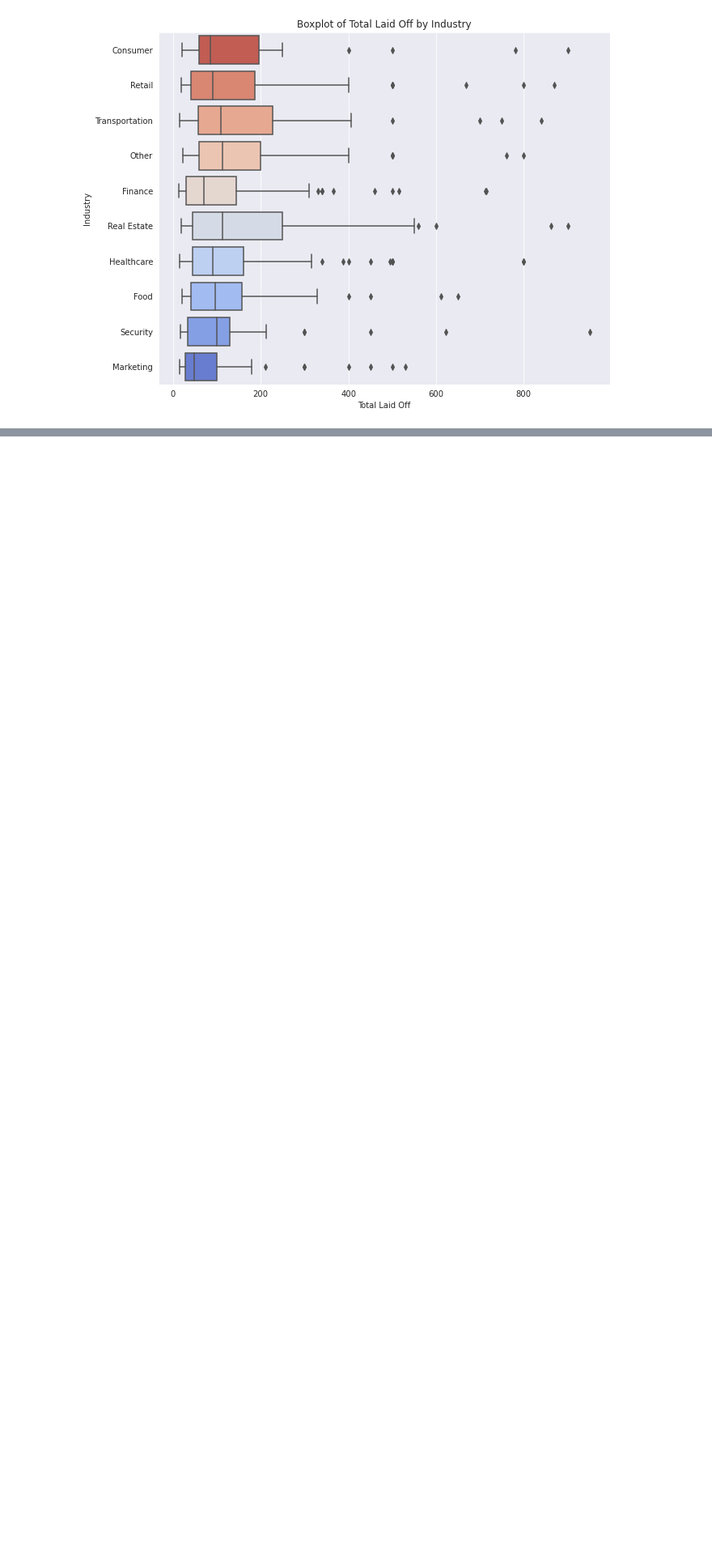
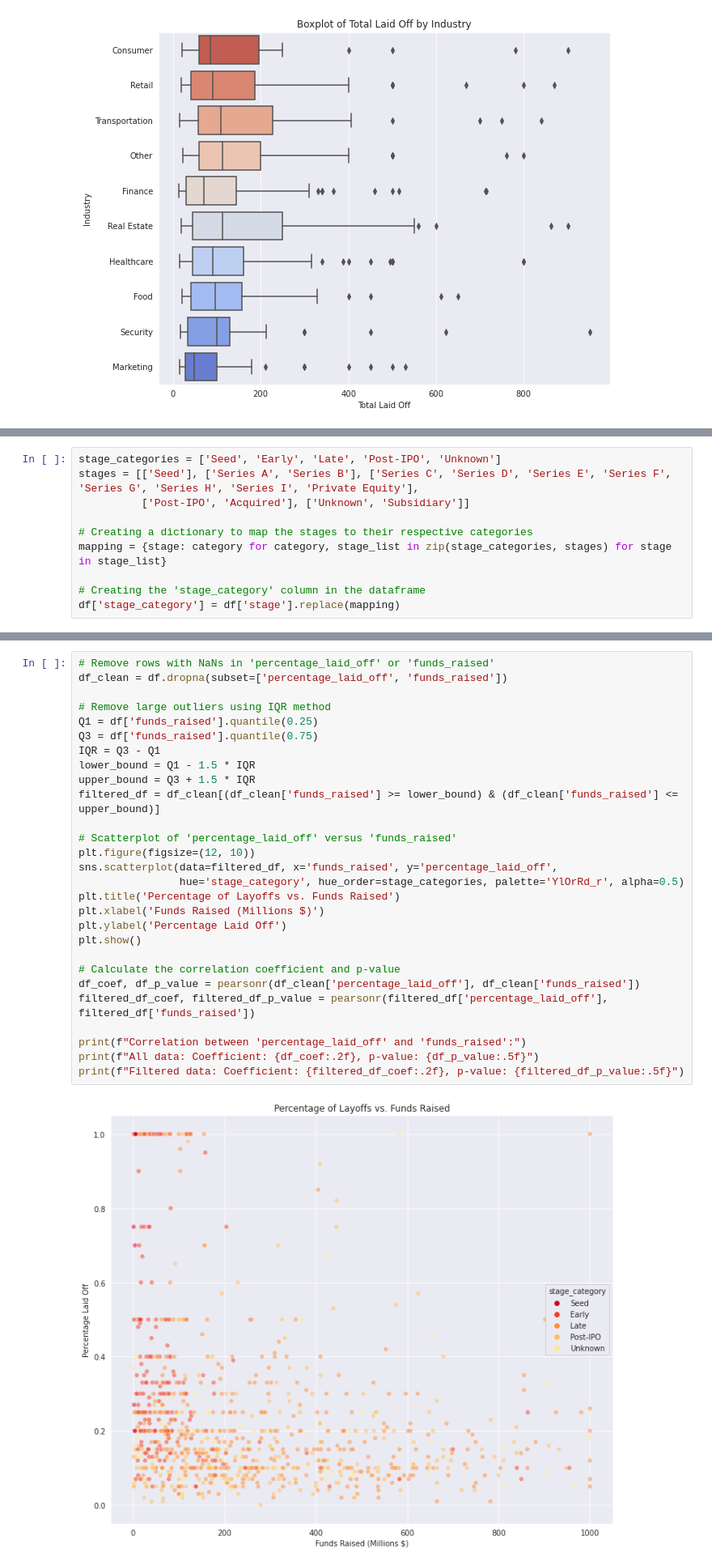
Before and after one commit to Maia97/layoffs-2022-analysis, a Jupyter notebook: layoffs-2022-analysis.ipynb, the cells around one changed output, grey strips where cells are left out. Shown at 81% size. Cells and saved outputs as stored; diff of their text form; blank space fills up the shorter version.

```diff
--- a/layoffs-2022-analysis.ipynb
+++ b/layoffs-2022-analysis.ipynb
@@ -273,0 +368,10 @@ Name: stage, dtype: int64
+# %%
+stage_categories = ['Seed', 'Early', 'Late', 'Post-IPO', 'Unknown']
+stages = [['Seed'], ['Series A', 'Series B'], ['Series C', 'Series D', 'Series E', 'Series F', 'Series G', 'Series H', 'Series I', 'Private Equity'],
+          ['Post-IPO', 'Acquired'], ['Unknown', 'Subsidiary']]
+
+# Creating a dictionary to map the stages to their respective categories
+mapping = {stage: category for category, stage_list in zip(stage_categories, stages) for stage in stage_list}
+
+# Creating the 'stage_category' column in the dataframe
+df['stage_category'] = df['stage'].replace(mapping)
@@ -273,0 +390,30 @@ Name: stage, dtype: int64
+# %%
+# Remove rows with NaNs in 'percentage_laid_off' or 'funds_raised'
+df_clean = df.dropna(subset=['percentage_laid_off', 'funds_raised'])
+
+# Remove large outliers using IQR method
+Q1 = df['funds_raised'].quantile(0.25)
+Q3 = df['funds_raised'].quantile(0.75)
+IQR = Q3 - Q1
+lower_bound = Q1 - 1.5 * IQR
+upper_bound = Q3 + 1.5 * IQR
+filtered_df = df_clean[(df_clean['funds_raised'] >= lower_bound) & (df_clean['funds_raised'] <= upper_bound)]
+
+# Scatterplot of 'percentage_laid_off' versus 'funds_raised'
+plt.figure(figsize=(12, 10))
+sns.scatterplot(data=filtered_df, x='funds_raised', y='percentage_laid_off',
+                hue='stage_category', hue_order=stage_categories, palette='YlOrRd_r', alpha=0.5)
+plt.title('Percentage of Layoffs vs. Funds Raised')
+plt.xlabel('Funds Raised (Millions $)')
+plt.ylabel('Percentage Laid Off')
+plt.show()
+
+# Calculate the correlation coefficient and p-value
+df_coef, df_p_value = pearsonr(df_clean['percentage_laid_off'], df_clean['funds_raised'])
+filtered_df_coef, filtered_df_p_value = pearsonr(filtered_df['percentage_laid_off'], filtered_df['funds_raised'])
+
+print(f"Correlation between 'percentage_laid_off' and 'funds_raised':")
+print(f"All data: Coefficient: {df_coef:.2f}, p-value: {df_p_value:.5f}")
+print(f"Filtered data: Coefficient: {filtered_df_coef:.2f}, p-value: {filtered_df_p_value:.5f}")
+# %% [output]
+[figure, added]
```
Also changed, not shown: parts of 20 cells of this notebook.
